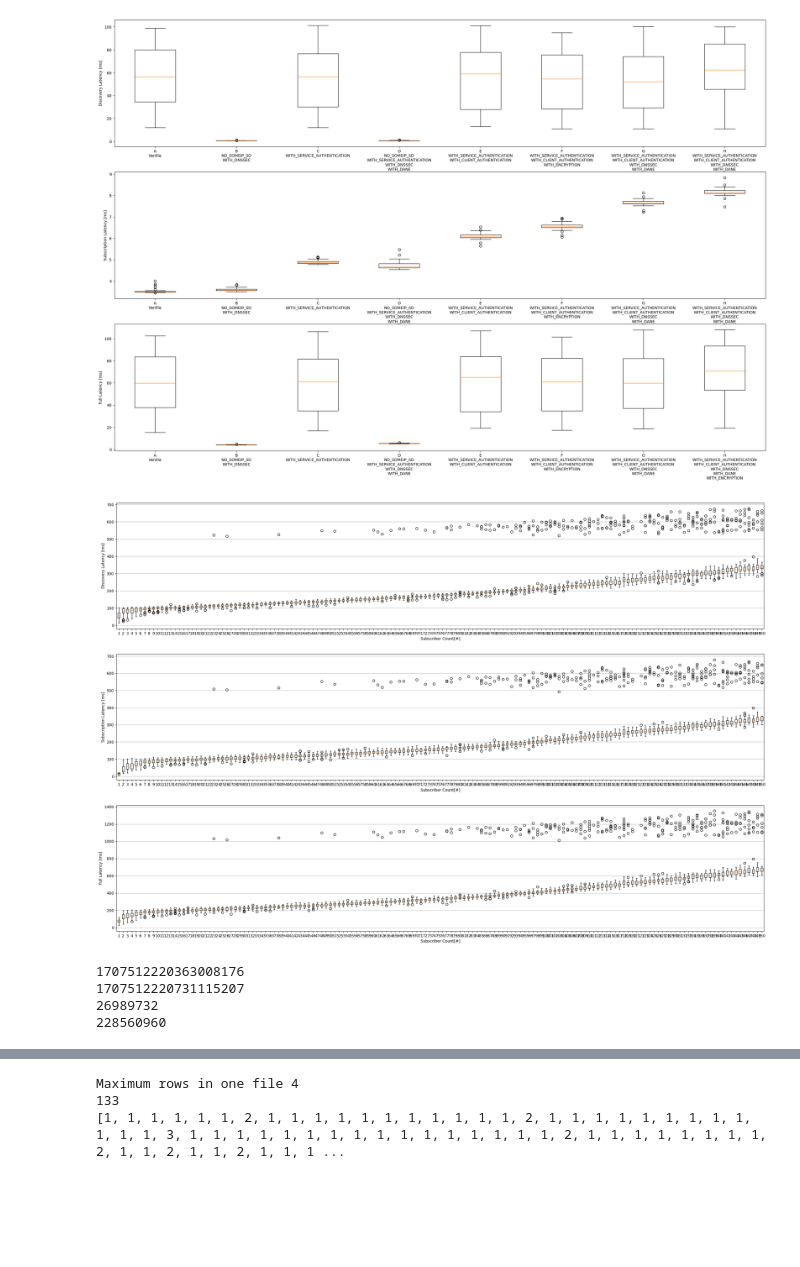
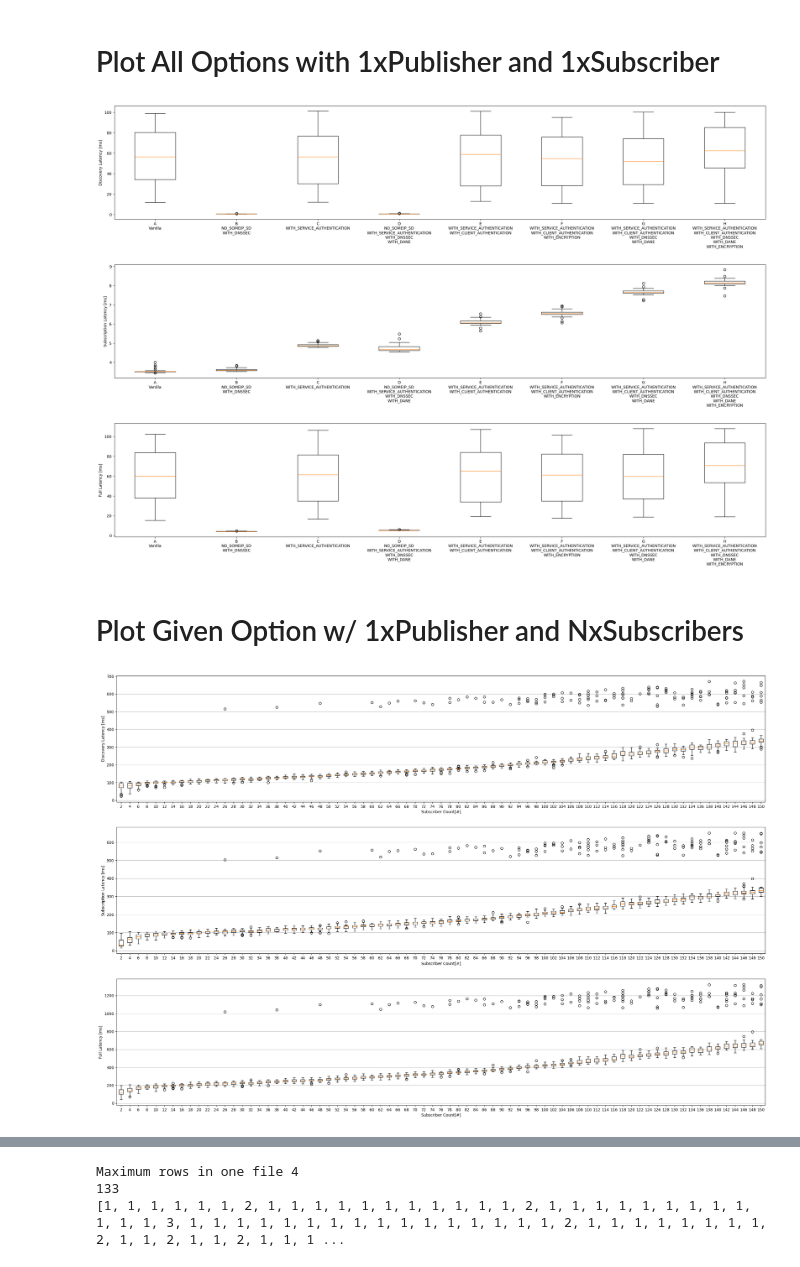
Before and after one commit to mehkir/mininet-vsomeip-evaluation, a Jupyter notebook: plot-scripts/evaluation.ipynb, the cells around one changed output, grey strips where cells are left out. Drawn from its saved outputs; the diff is of its cells as text; code cells hidden in the pictures; blank space fills up the shorter version.

```diff
--- a/plot-scripts/evaluation.ipynb
+++ b/plot-scripts/evaluation.ipynb
@@ -59,6 +59,8 @@ compile_definitions = {'A':'Vanilla',
 #         column = 0
 #         row += 1
 # plt.show()
+# %% [markdown]
+# Plot All Options with 1xPublisher and 1xSubscriber
 # %%
 discovery_latency_dict: dict = dict()
 subscription_latency_dict: dict = dict()
@@ -86,38 +88,40 @@ for option, description in compile_definitions.items():
             discovery_upper_bound = df['SVCB_SERVICE_RESPONSE_RECEIVE'].max()/1000_000
             subscription_lower_bound = df['SVCB_SERVICE_RESPONSE_RECEIVE'].min()/1000_000
         else:
-            discovery_upper_bound = df['OFFER_RECEIVE'].max()/1000_000
-            subscription_lower_bound = df['OFFER_RECEIVE'].min()/1000_000
+            discovery_upper_bound = (df[['OFFER_RECEIVE', 'SVCB_SERVICE_RESPONSE_RECEIVE']].max(axis=1)).max()/1000_000
+            subscription_lower_bound = (df[['OFFER_RECEIVE', 'SVCB_SERVICE_RESPONSE_RECEIVE']].max(axis=1)).min()/1000_000
         if WITH_SERVICE_AUTHENTICATION in description:
             subscription_upper_bound = df['VERIFY_SERVICE_SIGNATURE_END'].max()/1000_000
         else:
             subscription_upper_bound = df['SUBSCRIBE_ACK_RECEIVE'].max()/1000_000
         discovery_latency.append(discovery_upper_bound - df['SUBSCRIBER_APP_INITIALIZATION_END'].min()/1000_000)
         subscription_latency.append(subscription_upper_bound - subscription_lower_bound)
         full_latency.append((discovery_upper_bound - df['SUBSCRIBER_APP_INITIALIZATION_END'].min()/1000_000) + (subscription_upper_bound - subscription_lower_bound))
     discovery_latency_dict[option] = discovery_latency
     subscription_latency_dict[option] = subscription_latency
     full_latency_dict[option] = full_latency
     df_discovery_latency = pd.DataFrame()
     df_subscription_latency = pd.DataFrame()
     df_full_latency = pd.DataFrame()
     df_discovery_latency['DISCOVERY_LATENCY'] = discovery_latency
     df_subscription_latency['SUBSCRIPTION_LATENCY'] = subscription_latency
     df_full_latency['FULL_LATENCY'] = full_latency
     df_discovery_latency.to_csv(f'export/1xpublisher-1xsubscriber/{option}-{member_count}-DISCOVERY-LATENCY.csv', index=False)
     df_subscription_latency.to_csv(f'export/1xpublisher-1xsubscriber/{option}-{member_count}-SUBSCRIPTION-LATENCY.csv', index=False)
     df_full_latency.to_csv(f'export/1xpublisher-1xsubscriber/{option}-{member_count}-FULL-LATENCY.csv', index=False)
 
 ax[0].boxplot(discovery_latency_dict.values())
 ax[0].set_xticklabels(labels=box_labels, rotation=0)
 ax[1].boxplot(subscription_latency_dict.values())
 ax[1].set_xticklabels(labels=box_labels, rotation=0)
 ax[2].boxplot(full_latency_dict.values())
 ax[2].set_xticklabels(labels=box_labels, rotation=0)
-# plt.subplots_adjust(hspace=0.4)
+plt.subplots_adjust(hspace=0.4)
 plt.show()
 # %% [output]
-[figure, old version]
+[figure, new version]
+# %% [markdown]
+# Plot Given Option w/ 1xPublisher and NxSubscribers
 # %%
 fig, ax = plt.subplots(3, 1, figsize=(30, 20))
 ax[0].set_ylabel('Discovery Latency [ms]')
@@ -131,7 +135,7 @@ discovery_latency_dict: dict = dict()
 subscription_latency_dict: dict = dict()
 full_latency_dict: dict = dict()
 member_count_axis: list = list()
-for member_count in range(0,151):
+for member_count in range(0,151,2):
     if member_count == 0:
         continue
     member_count_axis.append(member_count)
@@ -145,8 +149,8 @@ for member_count in range(0,151):
             discovery_upper_bound = df['SVCB_SERVICE_RESPONSE_RECEIVE'].max()/1000_000
             subscription_lower_bound = df['SVCB_SERVICE_RESPONSE_RECEIVE'].min()/1000_000
         else:
-            discovery_upper_bound = df['OFFER_RECEIVE'].max()/1000_000
-            subscription_lower_bound = df['OFFER_RECEIVE'].min()/1000_000
+            discovery_upper_bound = (df[['OFFER_RECEIVE', 'SVCB_SERVICE_RESPONSE_RECEIVE']].max(axis=1)).max()/1000_000
+            subscription_lower_bound = (df[['OFFER_RECEIVE', 'SVCB_SERVICE_RESPONSE_RECEIVE']].max(axis=1)).min()/1000_000
         if WITH_SERVICE_AUTHENTICATION in description:
             subscription_upper_bound = df['VERIFY_SERVICE_SIGNATURE_END'].max()/1000_000
         else:
@@ -183,22 +187,4 @@ ax[2].set_xlabel("Subscriber Count[#]")
 ax[2].yaxis.grid(True)
 plt.show()
 # %% [output]
-[figure, old version]
+[figure, new version]
-# %%
-import statistics
-
-option = 'G'
-member_count = 150
-file_count = 0
-filename = f'{STATISTICS_PARENT_PATH}/{option}-series/{option}-{member_count}-#{file_count}.csv'
-df = pd.read_csv(filepath_or_buffer=filename, header=0, sep=',', dtype=np.longlong)
-print(df['SUBSCRIBER_APP_INITIALIZATION_END'].min())
-print(df['VERIFY_SERVICE_SIGNATURE_END'].max())
-df['FULL_LATENCY'] = df['VERIFY_SERVICE_SIGNATURE_END'] - df['SUBSCRIBER_APP_INITIALIZATION_END']
-print(df['FULL_LATENCY'].min())
-print(df['FULL_LATENCY'].max())
-# %% [output]
-1707512220363008176
-1707512220731115207
-26989732
-228560960
```
Also changed, not shown: parts of 3 cells of this notebook, 26 other files.
